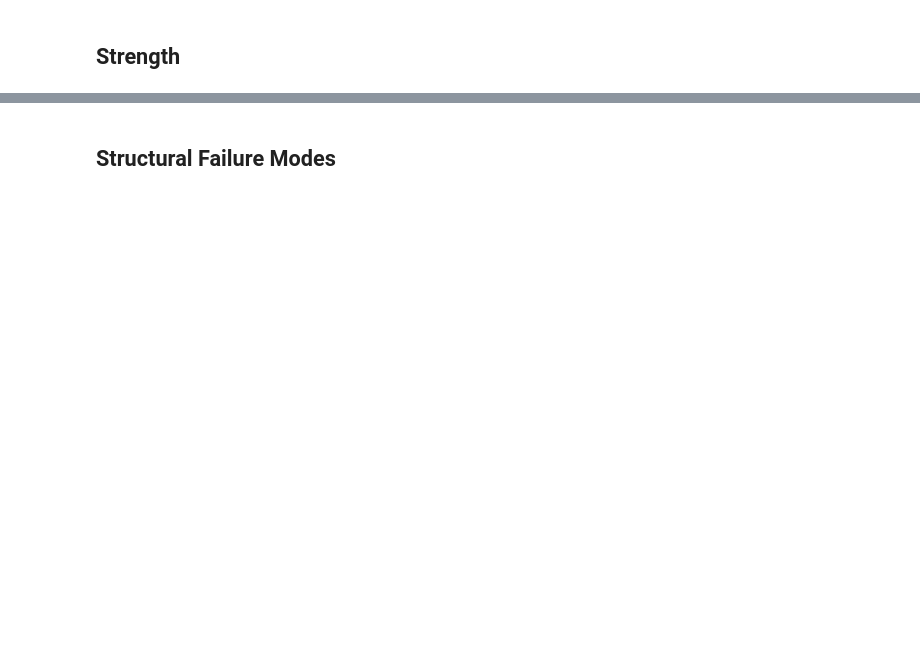
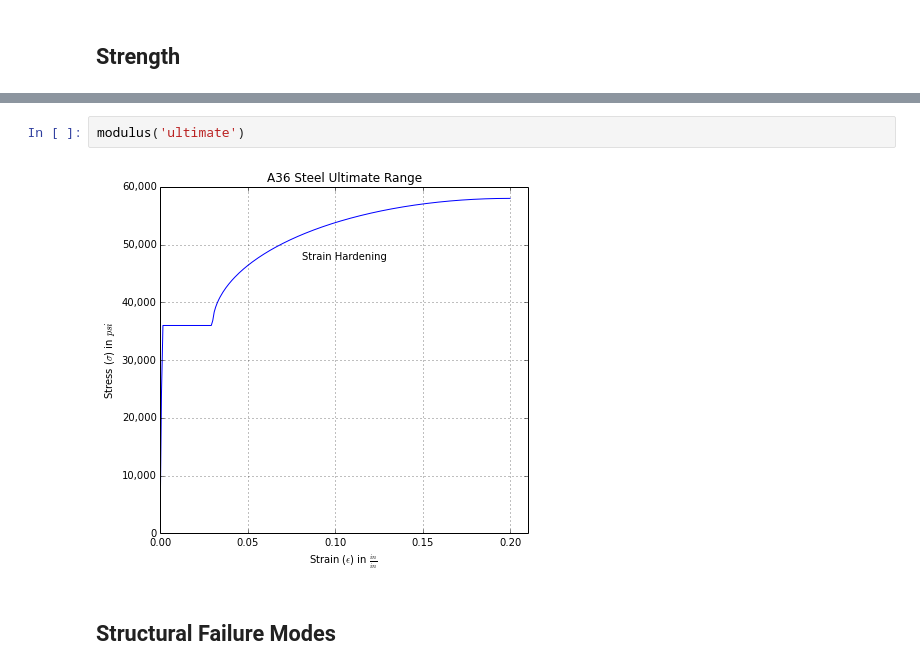
Before and after one commit to damontallen/Construction-materials, a Jupyter notebook: Steel.ipynb, the cells around one changed output, grey strips where cells are left out. Saved outputs shown, nothing was run; the diff lists cells and outputs as text; blank space fills up the shorter version.

```diff
--- a/Steel.ipynb
+++ b/Steel.ipynb
@@ -101,3 +164,7 @@ Slide Content
+# %%
+modulus('ultimate')
+# %% [output]
+[figure, added]
 # %% [markdown]
 ## Structural Failure Modes
 # %% [markdown]
```
Also changed, not shown: parts of 16 cells of this notebook.
